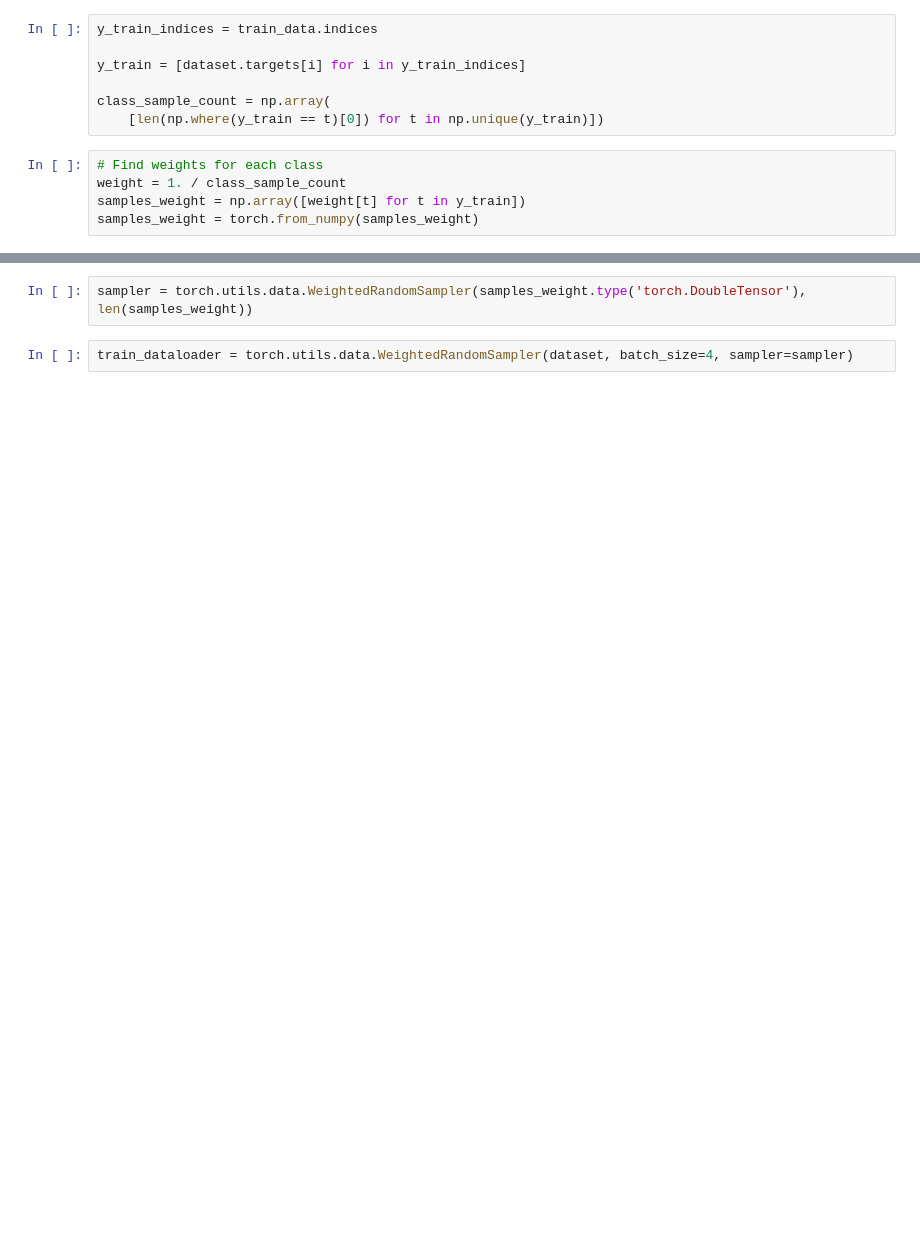
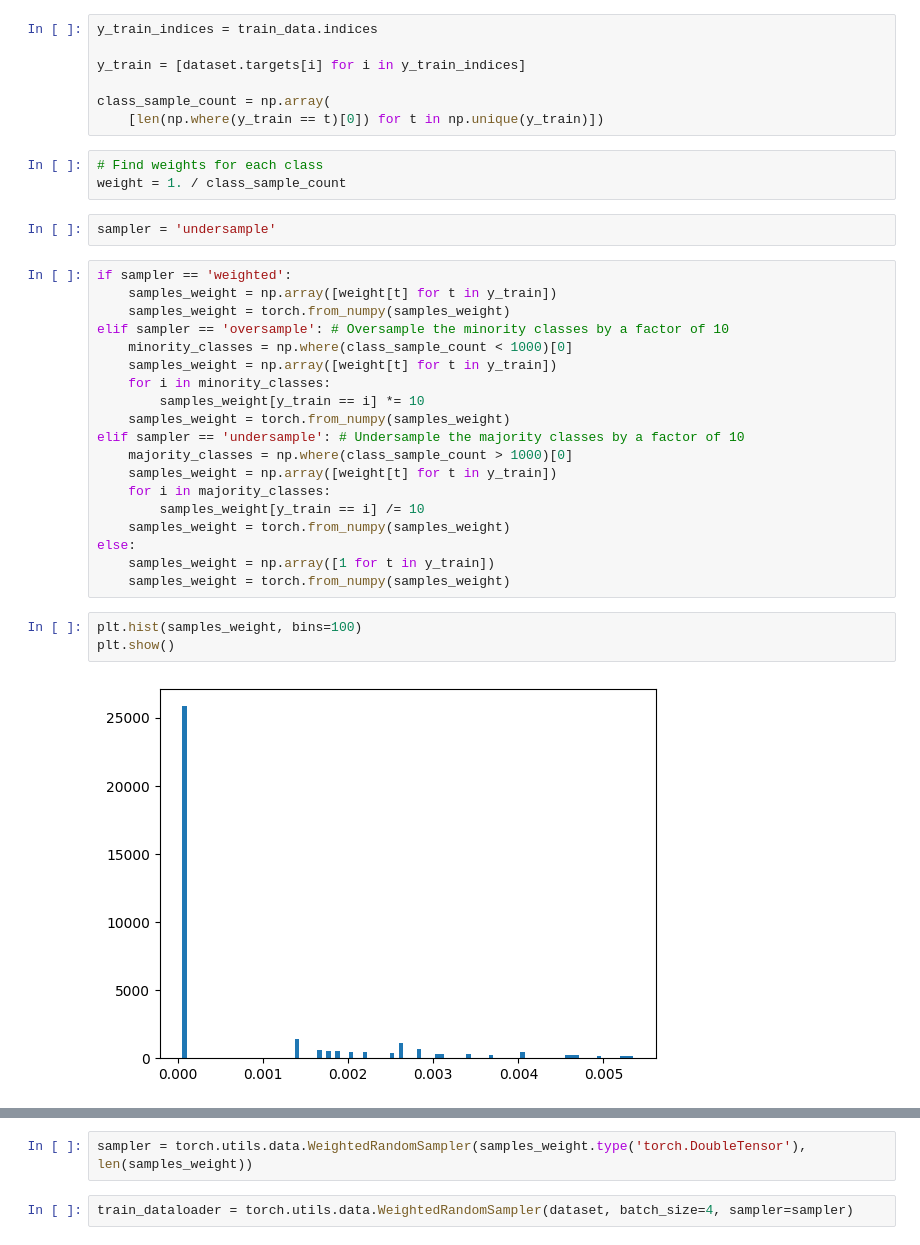
Before and after one commit to Atika-Syeda/DLCV_GTSRB, a Jupyter notebook: part2.ipynb, the cells around one changed output, grey strips where cells are left out. Drawn from its saved outputs; the diff is of its cells as text; blank space fills up the shorter version.

```diff
--- a/part2.ipynb
+++ b/part2.ipynb
@@ -73,5 +73,29 @@ class_sample_count = np.array(
 # %%
 # Find weights for each class
 weight = 1. / class_sample_count
-samples_weight = np.array([weight[t] for t in y_train])
-samples_weight = torch.from_numpy(samples_weight)
+# %%
+sampler = 'undersample'
+# %%
+if sampler == 'weighted':
+    samples_weight = np.array([weight[t] for t in y_train])
+    samples_weight = torch.from_numpy(samples_weight)
+elif sampler == 'oversample': # Oversample the minority classes by a factor of 10
+    minority_classes = np.where(class_sample_count < 1000)[0]
+    samples_weight = np.array([weight[t] for t in y_train])
+    for i in minority_classes:
+        samples_weight[y_train == i] *= 10
+    samples_weight = torch.from_numpy(samples_weight)
+elif sampler == 'undersample': # Undersample the majority classes by a factor of 10
+    majority_classes = np.where(class_sample_count > 1000)[0]
+    samples_weight = np.array([weight[t] for t in y_train])
+    for i in majority_classes:
+        samples_weight[y_train == i] /= 10
+    samples_weight = torch.from_numpy(samples_weight)
+else:
+    samples_weight = np.array([1 for t in y_train])
+    samples_weight = torch.from_numpy(samples_weight)
+# %%
+plt.hist(samples_weight, bins=100)
+plt.show()
+# %% [output]
+[figure, added]
```
Also changed, not shown: parts of 3 cells of this notebook, 3 other files.
